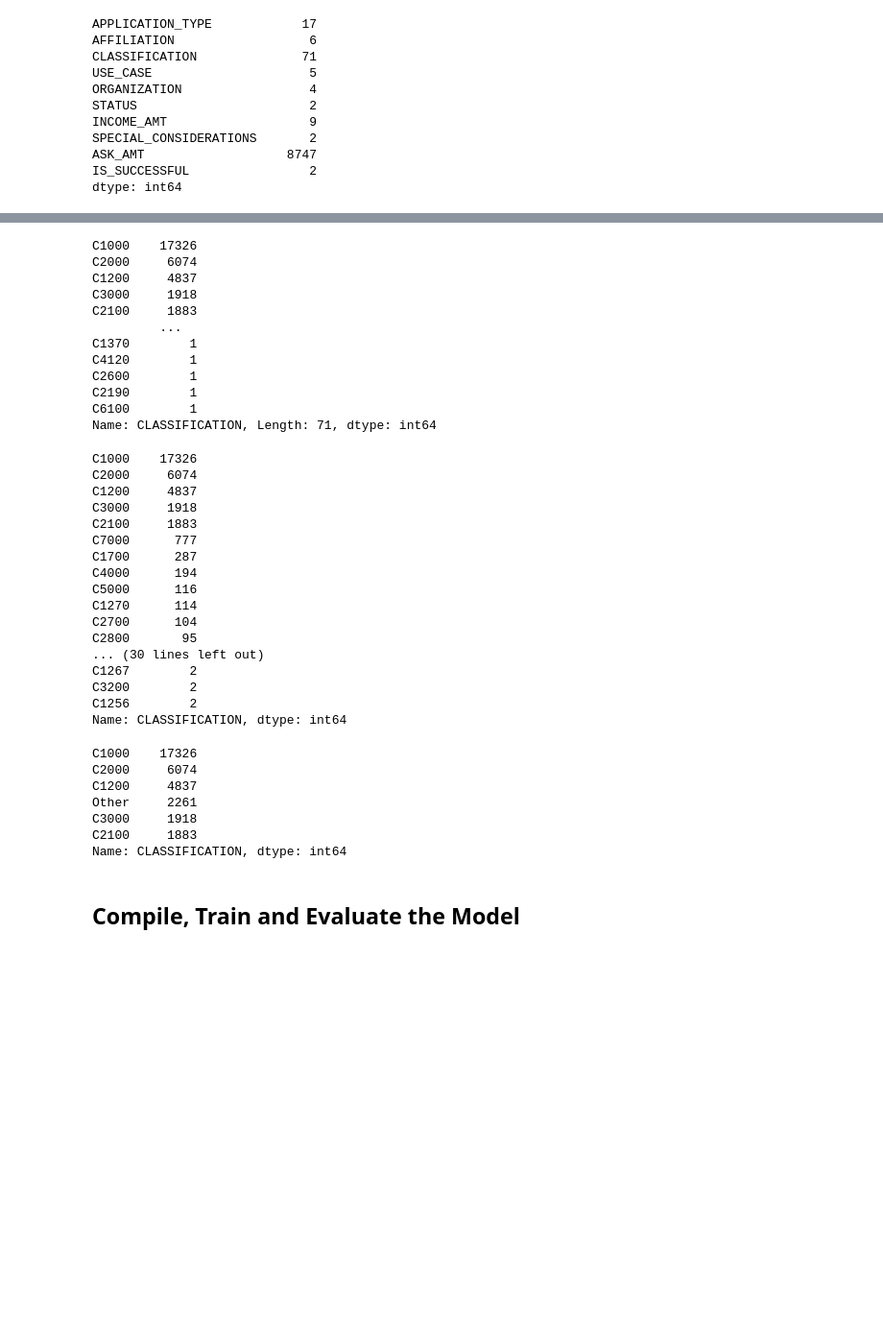
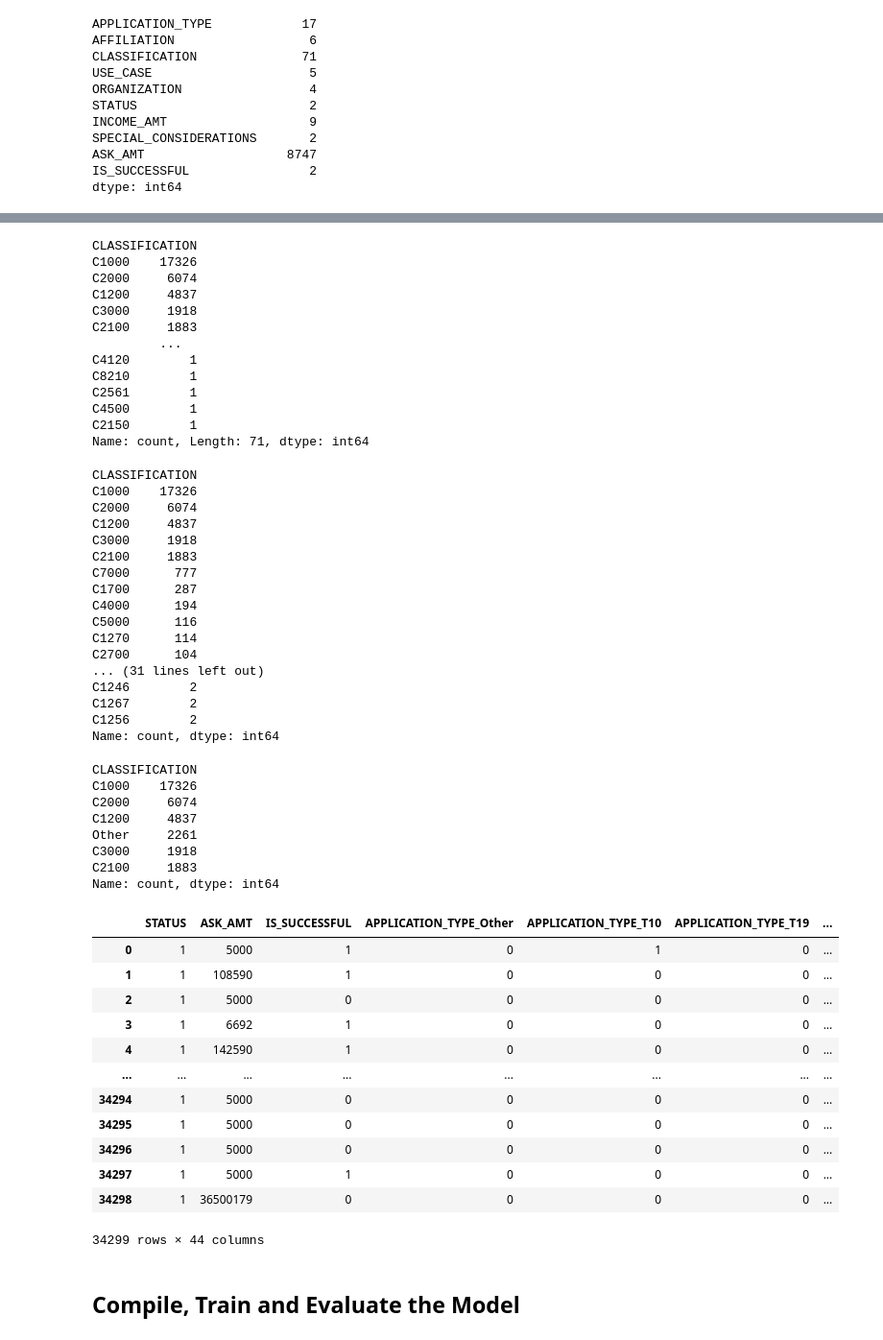
Before and after one commit to lukejjacobs/deep-learning-challenge, a Jupyter notebook: Starter_Code.ipynb, the cells around one changed output, grey strips where cells are left out. Shown at 96% size. Cells and saved outputs as stored; diff of their text form; code cells hidden in the pictures; blank space fills up the shorter version.

```diff
--- a/Starter_Code.ipynb
+++ b/Starter_Code.ipynb
@@ -16,5 +21,5 @@ ModuleNotFoundError: No module named 'keras'
 # %%
 # Drop the non-beneficial ID columns, 'EIN' and 'NAME'.
-#  YOUR CODE GOES HERE
+application_df = application_df.drop(columns = ['EIN', 'NAME'])
 # %%
 # Determine the number of unique values in each column.
@@ -56,7 +55,7 @@ Name: APPLICATION_TYPE, dtype: int64
 # %%
 # Choose a cutoff value and create a list of application types to be replaced
 # use the variable name `application_types_to_replace`
-#  YOUR CODE GOES HERE
+application_types_to_replace = ['T9', 'T13', 'T12', 'T2', 'T25', 'T14', 'T29', 'T15', 'T17']
 
 # Replace in dataframe
 for app in application_types_to_replace:
@@ -78,23 +78,26 @@ Name: APPLICATION_TYPE, dtype: int64
 # %%
 # Look at CLASSIFICATION value counts to identify and replace with "Other"
-#  YOUR CODE GOES HERE
+class_values = application_df['CLASSIFICATION'].value_counts()
+class_values
 # %% [output]
+CLASSIFICATION
 C1000    17326
 C2000     6074
 C1200     4837
 C3000     1918
 C2100     1883
          ...
-C1370        1
 C4120        1
-C2600        1
-C2190        1
-C6100        1
-Name: CLASSIFICATION, Length: 71, dtype: int64
+C8210        1
+C2561        1
+C4500        1
+C2150        1
+Name: count, Length: 71, dtype: int64
 # %%
 # You may find it helpful to look at CLASSIFICATION value counts >1
-#  YOUR CODE GOES HERE
+class_values[class_values > 1]
 # %% [output]
+CLASSIFICATION
 C1000    17326
 C2000     6074
 C1200     4837
@@ -106,16 +109,15 @@ C4000      194
 C5000      116
 C1270      114
 C2700      104
-C2800       95
-... (30 lines left out)
+... (31 lines left out)
+C1246        2
 C1267        2
-C3200        2
 C1256        2
-Name: CLASSIFICATION, dtype: int64
+Name: count, dtype: int64
 # %%
 # Choose a cutoff value and create a list of classifications to be replaced
 # use the variable name `classifications_to_replace`
-#  YOUR CODE GOES HERE
+classifications_to_replace = list(class_values[class_values < 1883].reset_index()['CLASSIFICATION'])
 
 # Replace in dataframe
 for cls in classifications_to_replace:
@@ -124,10 +126,11 @@ for cls in classifications_to_replace:
 # Check to make sure replacement was successful
 application_df['CLASSIFICATION'].value_counts()
 # %% [output]
+CLASSIFICATION
 C1000    17326
 C2000     6074
 C1200     4837
 Other     2261
 C3000     1918
 C2100     1883
-Name: CLASSIFICATION, dtype: int64
+Name: count, dtype: int64
@@ -137,2 +137,23 @@ Name: CLASSIFICATION, dtype: int64
+# %%
+# Convert categorical data to numeric with `pd.get_dummies`
+one_hot = pd.get_dummies(application_df[['APPLICATION_TYPE','AFFILIATION','CLASSIFICATION','USE_CASE','ORGANIZATION','INCOME_AMT','SPECIAL_CONSIDERATIONS']], dtype=int)
+
+one_hot_df = pd.concat([application_df, one_hot], axis = 1).drop(columns = ['APPLICATION_TYPE','AFFILIATION','CLASSIFICATION','USE_CASE','ORGANIZATION','INCOME_AMT','SPECIAL_CONSIDERATIONS'])
+
+one_hot_df
+# %% [output]
+|  | STATUS | ASK_AMT | IS_SUCCESSFUL | APPLICATION_TYPE_Other | APPLICATION_TYPE_T10 | APPLICATION_TYPE_T19 | ... |
+| 0 | 1 | 5000 | 1 | 0 | 1 | 0 | ... |
+| 1 | 1 | 108590 | 1 | 0 | 0 | 0 | ... |
+| 2 | 1 | 5000 | 0 | 0 | 0 | 0 | ... |
+| 3 | 1 | 6692 | 1 | 0 | 0 | 0 | ... |
+| 4 | 1 | 142590 | 1 | 0 | 0 | 0 | ... |
+| ... | ... | ... | ... | ... | ... | ... | ... |
+| 34294 | 1 | 5000 | 0 | 0 | 0 | 0 | ... |
+| 34295 | 1 | 5000 | 0 | 0 | 0 | 0 | ... |
+| 34296 | 1 | 5000 | 0 | 0 | 0 | 0 | ... |
+| 34297 | 1 | 5000 | 1 | 0 | 0 | 0 | ... |
+| 34298 | 1 | 36500179 | 0 | 0 | 0 | 0 | ... |
+34299 rows × 44 columns
 # %%
 # Split our preprocessed data into our features and target arrays
```
Also changed, not shown: parts of 6 cells of this notebook.
